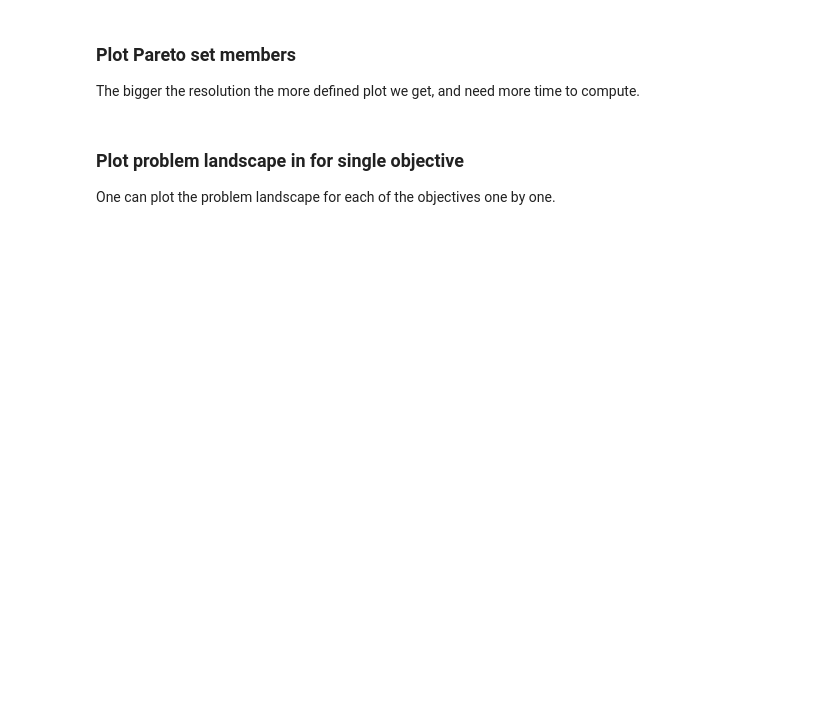
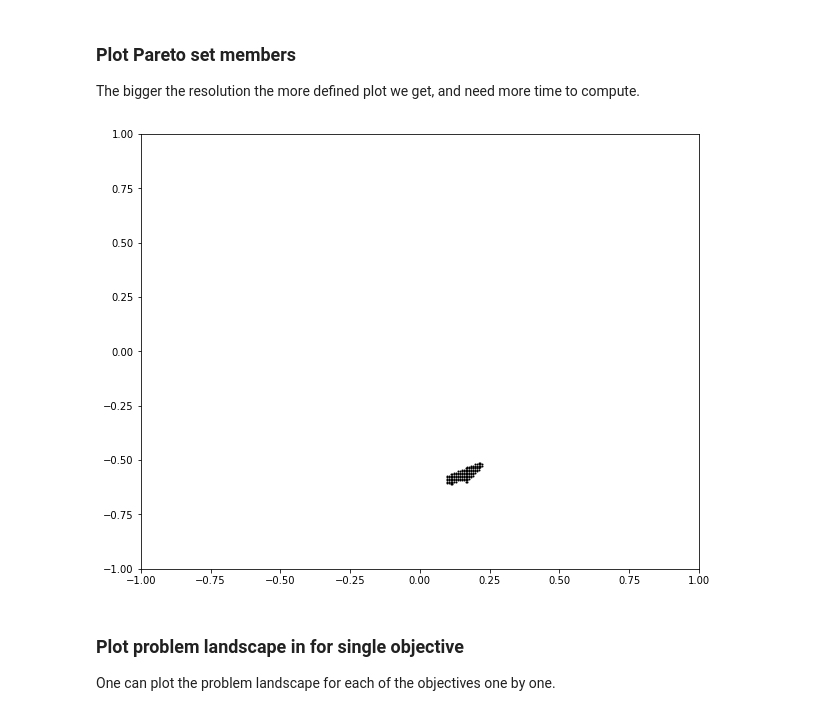
Before and after one commit to industrial-optimization-group/desdeo-problem, a Jupyter notebook: docs/notebooks/DBMOPP_tutorial.ipynb, the cells around one changed output. Cells and saved outputs as stored; diff of their text form; code cells hidden in the pictures; blank space fills up the shorter version.

```diff
--- a/docs/notebooks/DBMOPP_tutorial.ipynb
+++ b/docs/notebooks/DBMOPP_tutorial.ipynb
@@ -66,7 +71,9 @@ disconnected Pareto penalty regions not yet plotted. THIS IS NOT IMPLEMENTED IN
 The bigger the resolution the more defined plot we get, and need more time to compute.
 # %%
 resolution = 300
-#problem.plot_pareto_set_members(resolution)
+simple_problem.plot_pareto_set_members(resolution)
+# %% [output]
+[figure, added]
 # %% [markdown]
 ### Plot problem landscape in for single objective
 
```
Also changed, not shown: parts of 7 cells of this notebook, 2 other files.
